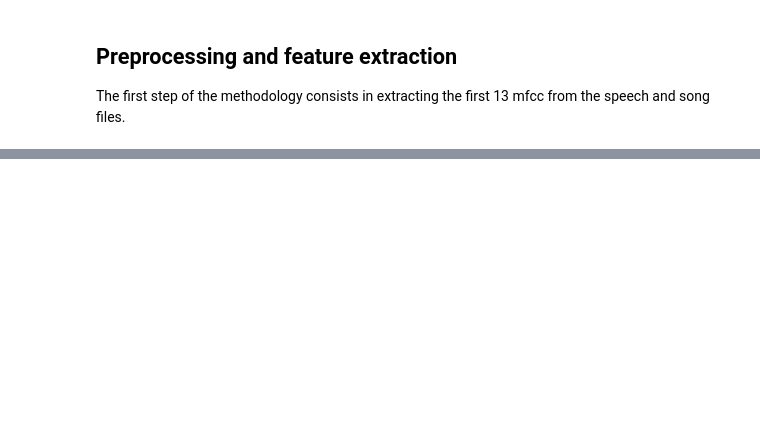
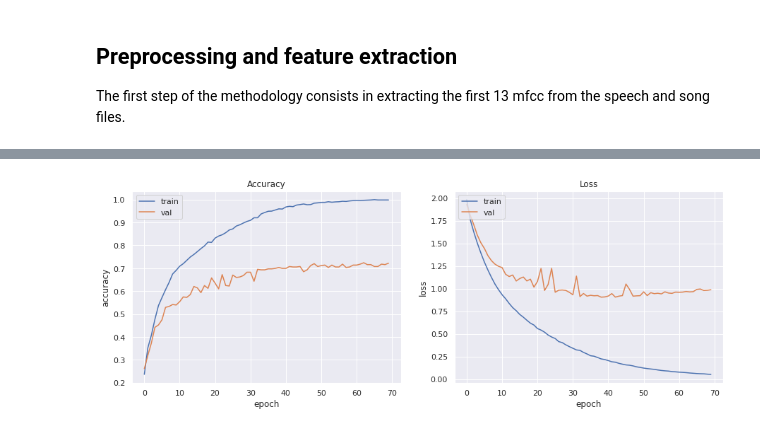
Before and after one commit to tomfran/ravdess-ser, a Jupyter notebook: notebook.ipynb, the cells around one changed output, grey strips where cells are left out. Saved outputs shown, nothing was run; the diff lists cells and outputs as text; code cells hidden in the pictures; blank space fills up the shorter version.

```diff
--- a/notebook.ipynb
+++ b/notebook.ipynb
@@ -60,0 +46,12 @@ Classificare con embedding migliora? NO
+# %%
+from sklearn.svm import SVC
+
+x, _ = y_train.shape
+x2, _ = y_test.shape
+reshaped_y_train = y_train.reshape(x)
+reshaped_y_test = y_test.reshape(x2)
+
+svm_model = SVC()
+svm_model.fit(X_train, reshaped_y_train)
+print(f"SVM Accuracy on train: {svm_model.score(X_train, reshaped_y_train)}")
+print(f"SVM Accuracy on test:  {svm_model.score(X_test, reshaped_y_test)}")
@@ -60,0 +64,10 @@ Classificare con embedding migliora? NO
+# %%
+from sklearn.neighbors import KNeighborsClassifier as KNN
+
+k = int(len(y_train)**(1/2))
+k += int((k%2)==0)
+
+knn_model = KNN(k)
+knn_model.fit(X_train, reshaped_y_train)
+
+print(f"{k}-NN Accuracy on test: {knn_model.score(X_test, reshaped_y_test)}")
@@ -60,0 +78,16 @@ Classificare con embedding migliora? NO
+# %%
+import tensorflow as tf
+from tensorflow.keras.models import Sequential
+from tensorflow.keras.layers import Dense, Input
+from tensorflow.keras.losses import SparseCategoricalCrossentropy
+from matplotlib import pyplot as plt
+
+nn_model = Sequential()
+nn_model.add(Input(shape=X_train[0].shape))
+nn_model.add(Dense(200, activation="relu"))
+nn_model.add(Dense(80, activation="relu"))
+nn_model.add(Dense(30, activation="relu"))
+nn_model.add(Dense(8, activation="softmax"))
+nn_model.compile(optimizer='sgd', loss=SparseCategoricalCrossentropy(), metrics=["accuracy"])
+# %%
+history = nn_model.fit(X_train, y_train, validation_data=(X_val, y_val), epochs=70, verbose=1)
@@ -60,0 +112,4 @@ Classificare con embedding migliora? NO
+# %%
+plot_history(history)
+# %% [output]
+[figure, added]
```
Also changed, not shown: parts of 15 cells of this notebook, 3 other files.
